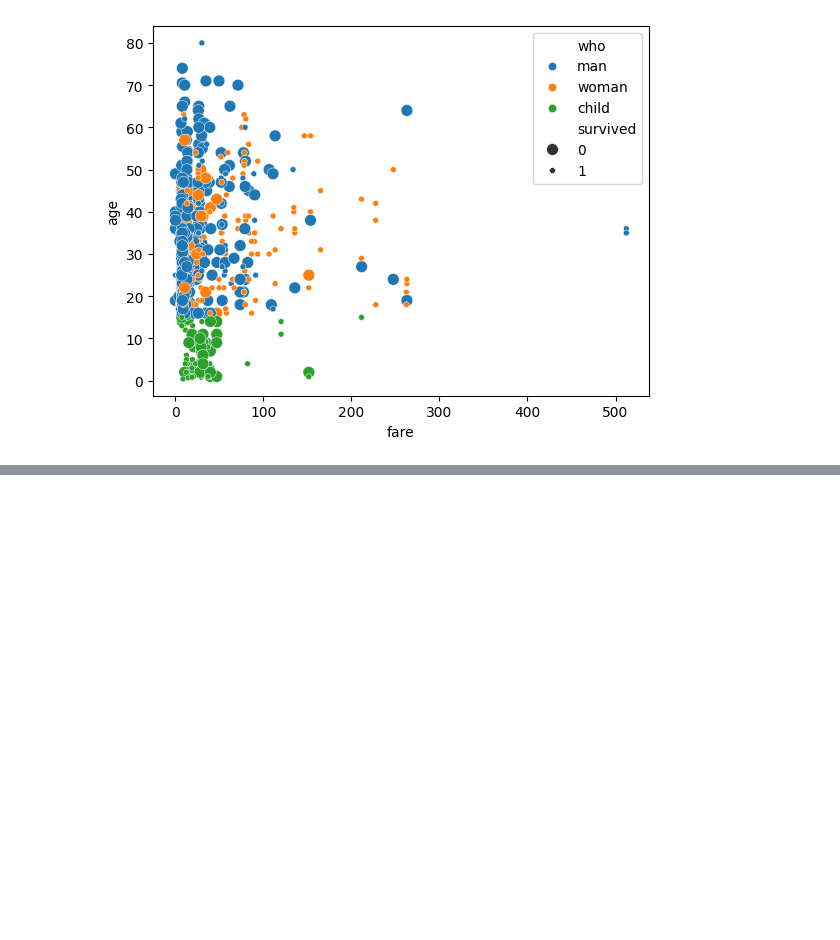
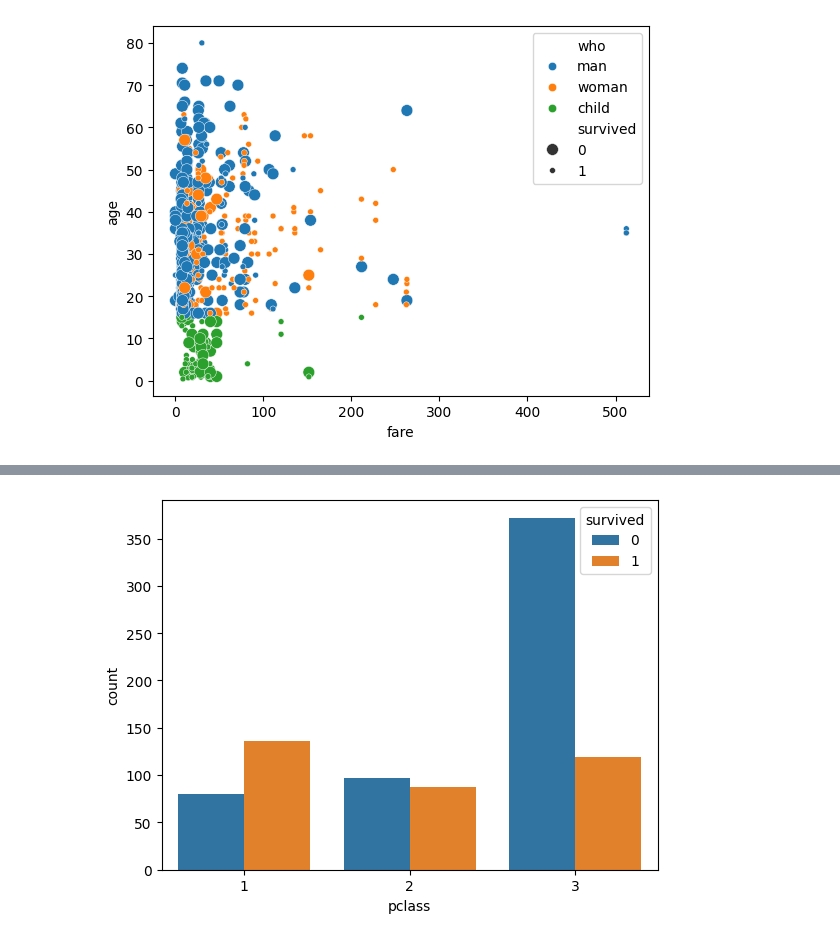
Before and after one commit to aseem-raspberry/OpenAI-Training, a Jupyter notebook: Sep24_002_EDA_Visuals.ipynb, the cells around one changed output, grey strips where cells are left out. Drawn from its saved outputs; the diff is of its cells as text; code cells hidden in the pictures; blank space fills up the shorter version.

```diff
--- a/Sep24_002_EDA_Visuals.ipynb
+++ b/Sep24_002_EDA_Visuals.ipynb
@@ -318 +327,5 @@ sns.scatterplot(data=ti, x='fare', y='age',
+# %%
+sns.countplot(data=ti,  x='pclass', hue="survived");
+# %% [output]
+[figure, added]
 # %%
```
Also changed, not shown: parts of 4 cells of this notebook.
